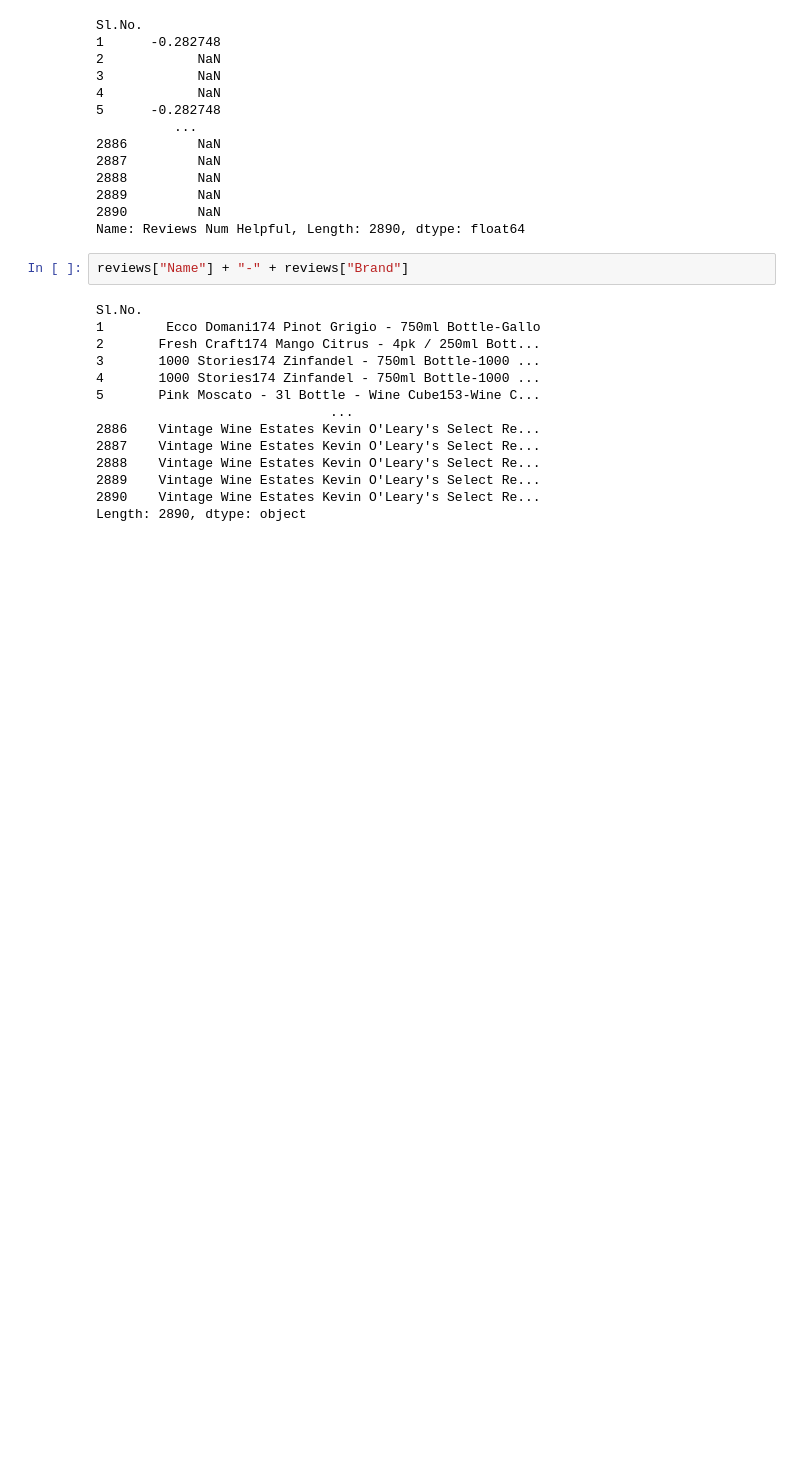
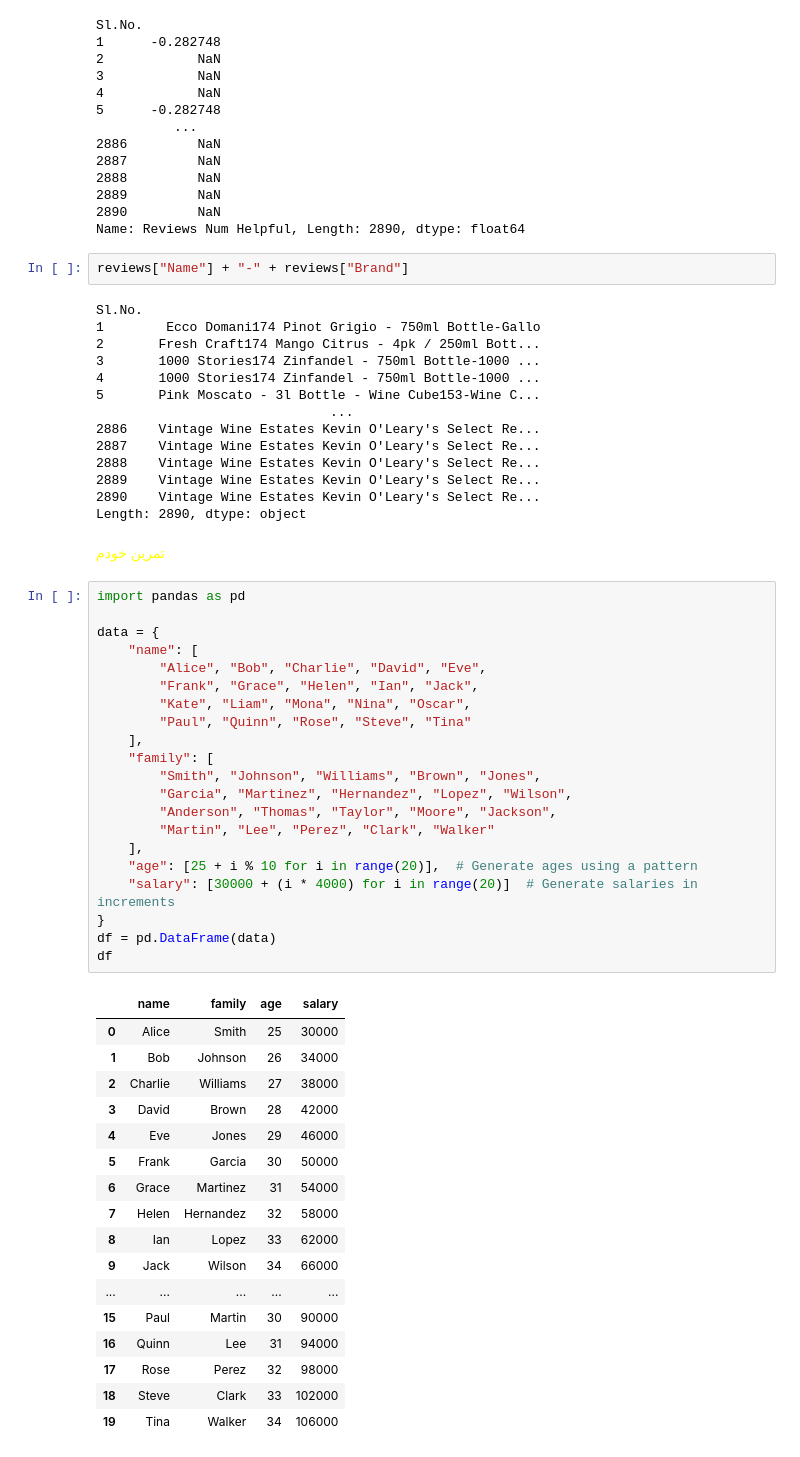
Before and after one commit to alighaderipour/python_hundred_days, a Jupyter notebook: Pandas/Kaggle/3-summary functions and maps.ipynb, the cells around one changed output. Drawn from its saved outputs; the diff is of its cells as text; blank space fills up the shorter version.

```diff
--- a/Pandas/Kaggle/3-summary functions and maps.ipynb
+++ b/Pandas/Kaggle/3-summary functions and maps.ipynb
@@ -214,3 +214,44 @@ Sl.No.
 2889    Vintage Wine Estates Kevin O'Leary's Select Re...
 2890    Vintage Wine Estates Kevin O'Leary's Select Re...
 Length: 2890, dtype: object
+# %% [markdown]
+<p style="color: yellow; font-size: 60px;">تمرين خودم</p>
+# %%
+import pandas as pd
+
+data = {
+    "name": [
+        "Alice", "Bob", "Charlie", "David", "Eve",
+        "Frank", "Grace", "Helen", "Ian", "Jack",
+        "Kate", "Liam", "Mona", "Nina", "Oscar",
+        "Paul", "Quinn", "Rose", "Steve", "Tina"
+    ],
+    "family": [
+        "Smith", "Johnson", "Williams", "Brown", "Jones",
+        "Garcia", "Martinez", "Hernandez", "Lopez", "Wilson",
+        "Anderson", "Thomas", "Taylor", "Moore", "Jackson",
+        "Martin", "Lee", "Perez", "Clark", "Walker"
+    ],
+    "age": [25 + i % 10 for i in range(20)],  # Generate ages using a pattern
+    "salary": [30000 + (i * 4000) for i in range(20)]  # Generate salaries in increments
+}
+df = pd.DataFrame(data)
+df
+# %% [output]
+|  | name | family | age | salary |
+| 0 | Alice | Smith | 25 | 30000 |
+| 1 | Bob | Johnson | 26 | 34000 |
+| 2 | Charlie | Williams | 27 | 38000 |
+| 3 | David | Brown | 28 | 42000 |
+| 4 | Eve | Jones | 29 | 46000 |
+| 5 | Frank | Garcia | 30 | 50000 |
+| 6 | Grace | Martinez | 31 | 54000 |
+| 7 | Helen | Hernandez | 32 | 58000 |
+| 8 | Ian | Lopez | 33 | 62000 |
+| 9 | Jack | Wilson | 34 | 66000 |
+| ... | ... | ... | ... | ... |
+| 15 | Paul | Martin | 30 | 90000 |
+| 16 | Quinn | Lee | 31 | 94000 |
+| 17 | Rose | Perez | 32 | 98000 |
+| 18 | Steve | Clark | 33 | 102000 |
+| 19 | Tina | Walker | 34 | 106000 |
```
Also changed, not shown: parts of 3 cells of this notebook, 1 other file.
